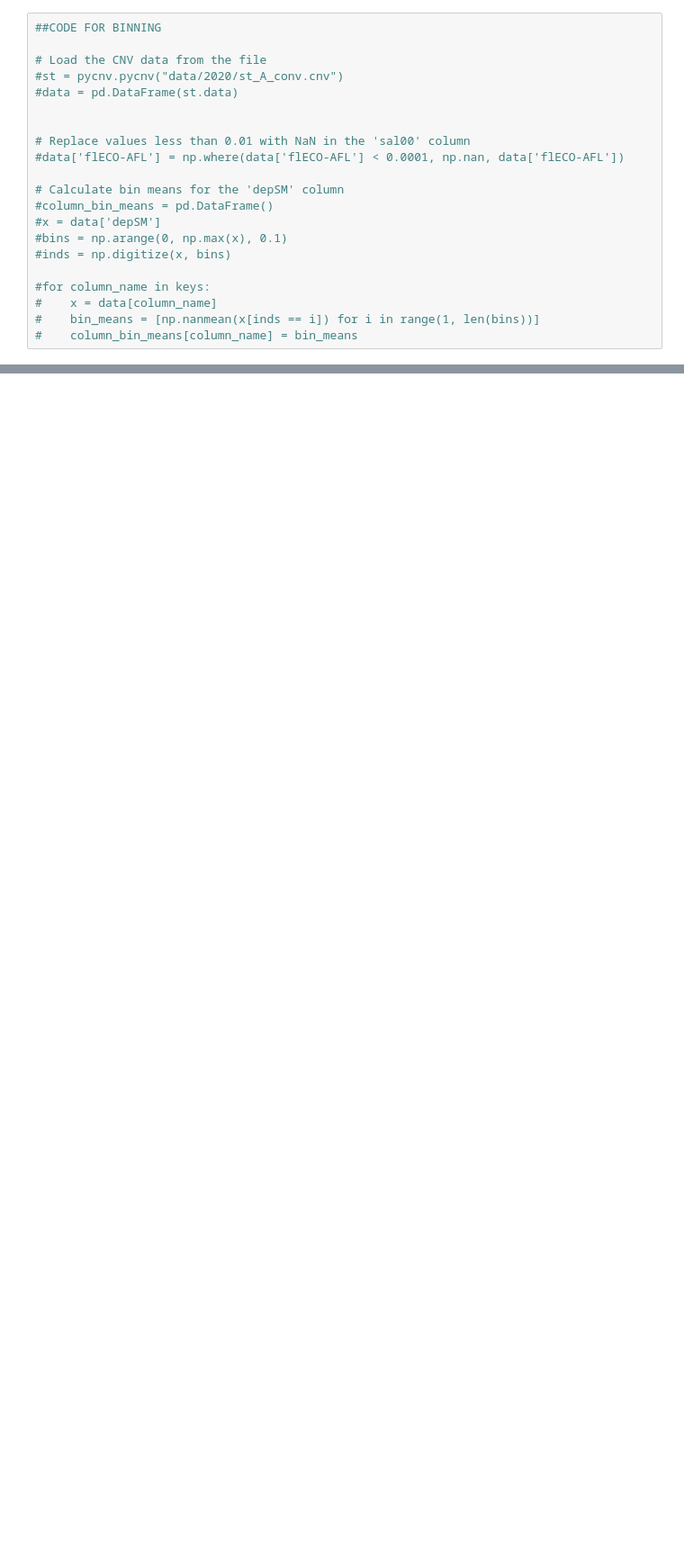
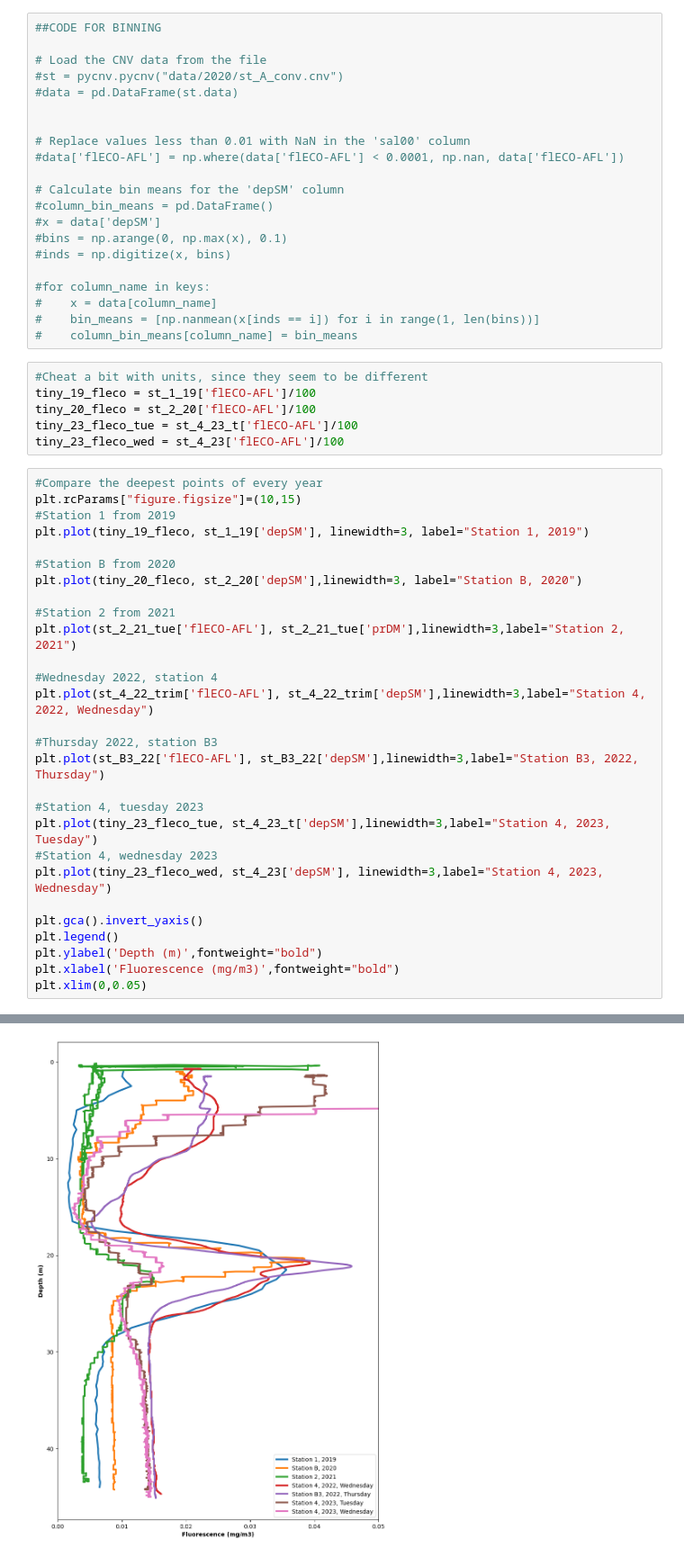
Before and after one commit to haganjam/MAR440_2023, a Jupyter notebook: code/filips_plots.ipynb, the cells around one changed output, grey strips where cells are left out. Shown at 90% size. Saved outputs shown, nothing was run; the diff lists cells and outputs as text; blank space fills up the shorter version.

```diff
--- a/code/filips_plots.ipynb
+++ b/code/filips_plots.ipynb
@@ -525,3 +528,38 @@ Text(0.5, 1.0, 'Wednesday 2023, Havstensfjorden')
 #    x = data[column_name]
 #    bin_means = [np.nanmean(x[inds == i]) for i in range(1, len(bins))]
 #    column_bin_means[column_name] = bin_means
+# %%
+#Cheat a bit with units, since they seem to be different
+tiny_19_fleco = st_1_19['flECO-AFL']/100
+tiny_20_fleco = st_2_20['flECO-AFL']/100
+tiny_23_fleco_tue = st_4_23_t['flECO-AFL']/100
+tiny_23_fleco_wed = st_4_23['flECO-AFL']/100
+# %%
+#Compare the deepest points of every year
+plt.rcParams["figure.figsize"]=(10,15)
+#Station 1 from 2019
+plt.plot(tiny_19_fleco, st_1_19['depSM'], linewidth=3, label="Station 1, 2019")
+
+#Station B from 2020
+plt.plot(tiny_20_fleco, st_2_20['depSM'],linewidth=3, label="Station B, 2020")
+
+#Station 2 from 2021
+plt.plot(st_2_21_tue['flECO-AFL'], st_2_21_tue['prDM'],linewidth=3,label="Station 2, 2021")
+
+#Wednesday 2022, station 4
+plt.plot(st_4_22_trim['flECO-AFL'], st_4_22_trim['depSM'],linewidth=3,label="Station 4, 2022, Wednesday")
+
+#Thursday 2022, station B3
+plt.plot(st_B3_22['flECO-AFL'], st_B3_22['depSM'],linewidth=3,label="Station B3, 2022, Thursday")
+
+#Station 4, tuesday 2023
+plt.plot(tiny_23_fleco_tue, st_4_23_t['depSM'],linewidth=3,label="Station 4, 2023, Tuesday")
+#Station 4, wednesday 2023
+plt.plot(tiny_23_fleco_wed, st_4_23['depSM'], linewidth=3,label="Station 4, 2023, Wednesday")
+
+plt.gca().invert_yaxis()
+plt.legend()
+plt.ylabel('Depth (m)',fontweight="bold")
+plt.xlabel('Fluorescence (mg/m3)',fontweight="bold")
+plt.xlim(0,0.05)
+# %% [output]
@@ -527,0 +567 @@ Text(0.5, 1.0, 'Wednesday 2023, Havstensfjorden')
+[figure, added]
```
Also changed, not shown: parts of 4 cells of this notebook, 1 other file.
